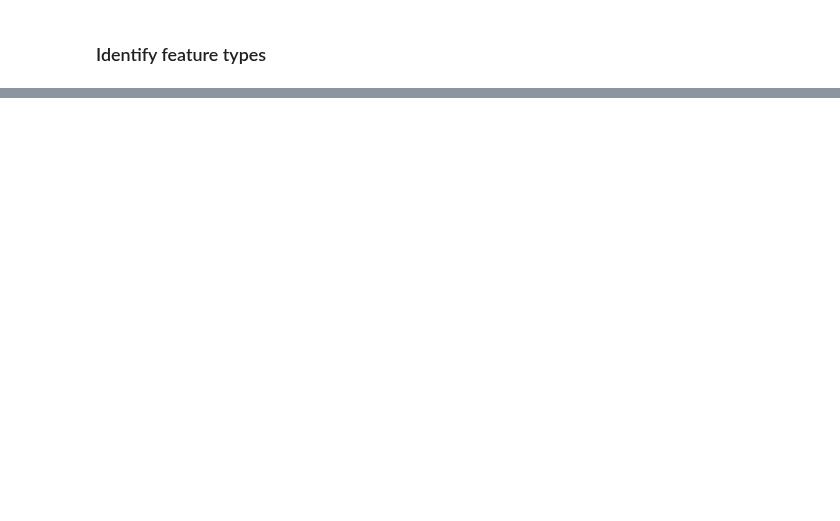
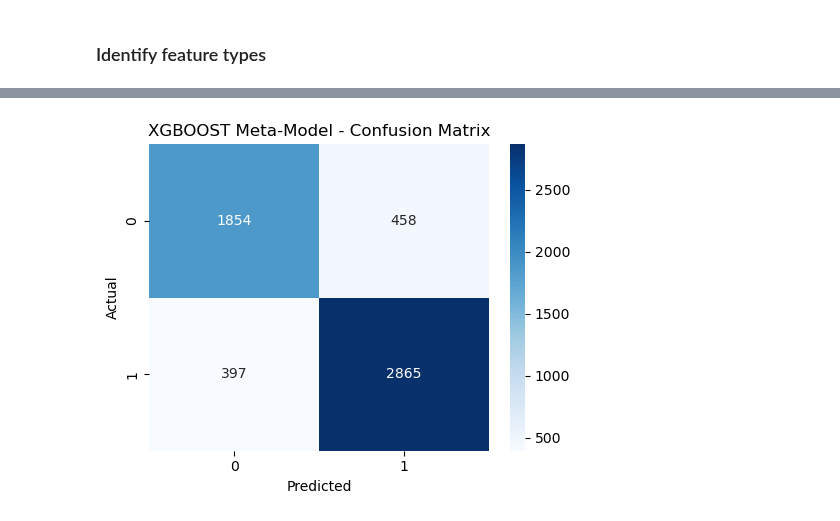
Before and after one commit to rushring/CS_Group07_StudentDepressionDetection, a Jupyter notebook: notebooks/meta_model/meta_model.ipynb, the cells around one changed output, grey strips where cells are left out. Drawn from its saved outputs; the diff is of its cells as text; code cells hidden in the pictures; blank space fills up the shorter version.

```diff
--- a/notebooks/meta_model/meta_model.ipynb
+++ b/notebooks/meta_model/meta_model.ipynb
@@ -417,0 +293,10 @@ plot_coefficients(lr_model, "Logistic Regression")
+# %%
+meta_model_est_xgb = XGBClassifier(
+    n_estimators=300,
+    learning_rate=0.05,
+    max_depth=4,
+    subsample=0.8,
+    colsample_bytree=0.8,
+    eval_metric='logloss',
+    random_state=42,
+)
@@ -417,0 +305,9 @@ plot_coefficients(lr_model, "Logistic Regression")
+# %%
+meta_model_xgb = StackingClassifier(
+    estimators=base_estimators_xgb,
+    final_estimator=meta_model_est_xgb,
+    stack_method='predict_proba',
+    cv=RepeatedStratifiedKFold(n_splits=5, n_repeats=1, random_state=42),
+    n_jobs=1,
+    passthrough=False
+)
@@ -417,0 +316,2 @@ plot_coefficients(lr_model, "Logistic Regression")
+# %%
+meta_model_xgb.fit(X_train, y_train)
@@ -417,0 +338,9 @@ plot_coefficients(lr_model, "Logistic Regression")
+# %%
+y_pred = meta_model_xgb.predict(X_test)
+y_proba = meta_model_xgb.predict_proba(X_test)[:, 1]
+
+print("========== XGBOOST META MODEL RESULTS ==========")
+print("Train Accuracy:", meta_model_xgb.score(X_train, y_train))
+print("Test Accuracy :", accuracy_score(y_test, y_pred))
+print("ROC-AUC       :", roc_auc_score(y_test, y_proba))
+print("\nClassification Report:\n", classification_report(y_test, y_pred))
@@ -417,0 +362,12 @@ plot_coefficients(lr_model, "Logistic Regression")
+# %%
+# Confusion matrix
+cm = confusion_matrix(y_test, y_pred)
+plt.figure(figsize=(5, 4))
+sns.heatmap(cm, annot=True, fmt="d", cmap="Blues")
+plt.title("XGBOOST Meta-Model - Confusion Matrix")
+plt.xlabel("Predicted")
+plt.ylabel("Actual")
+plt.tight_layout()
+plt.show()
+# %% [output]
+[figure, added]
```
Also changed, not shown: parts of 81 cells of this notebook, 14 other files.
